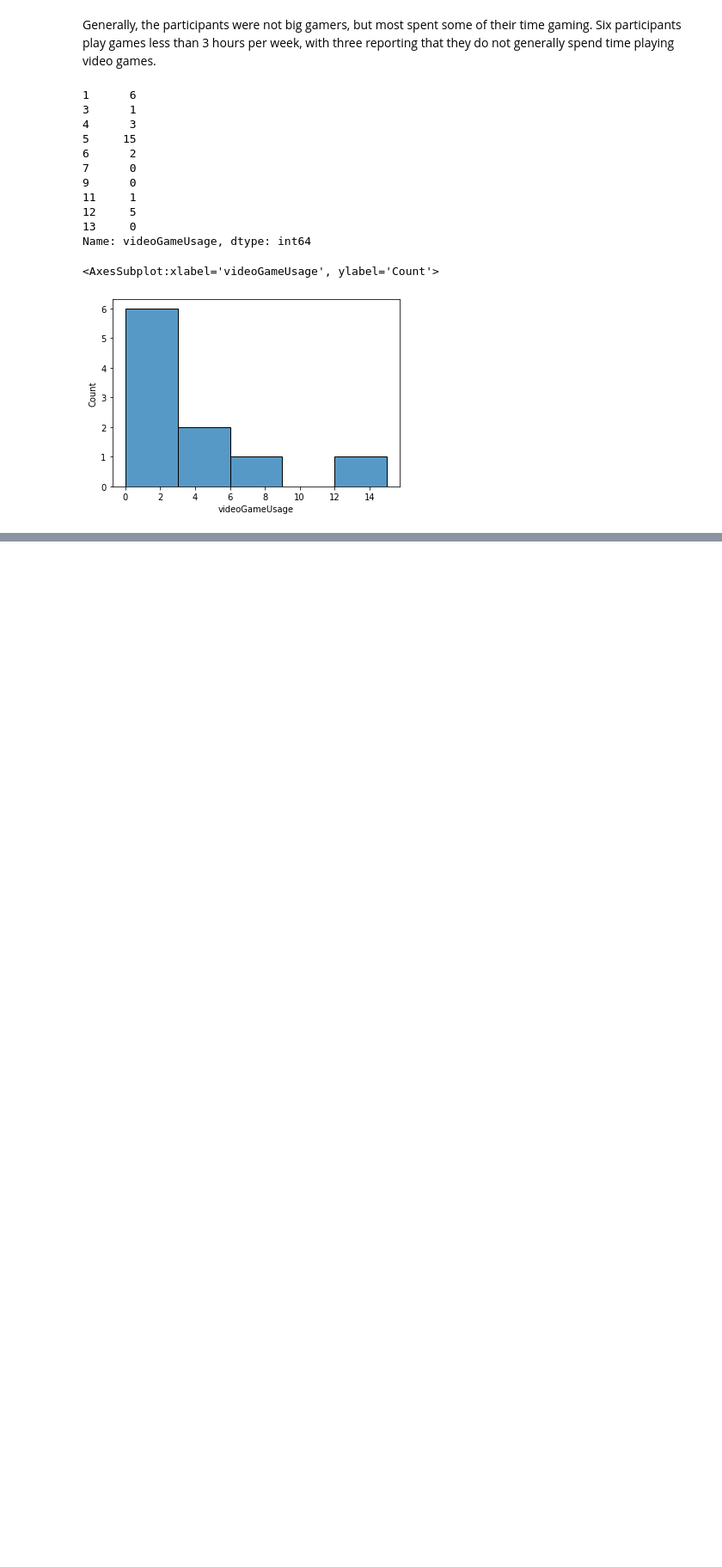
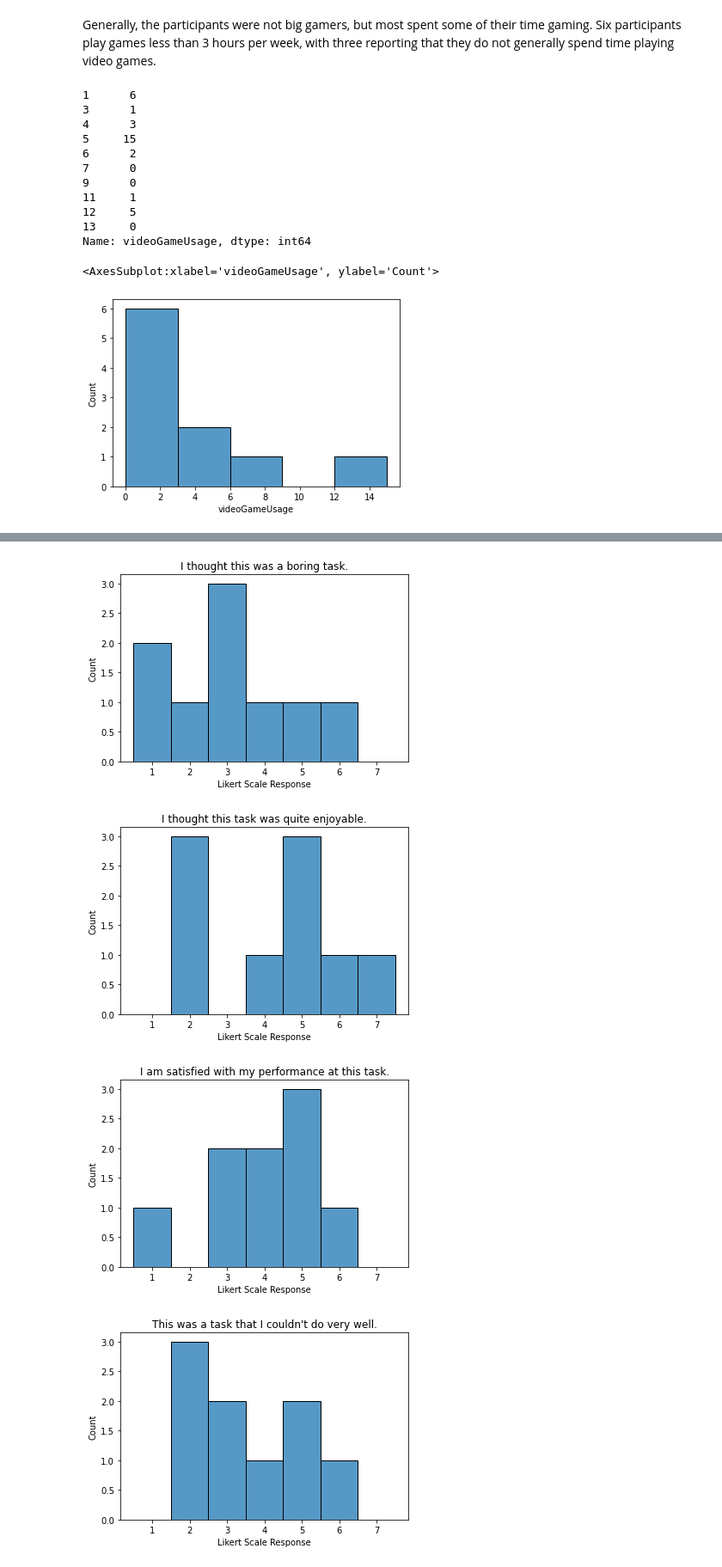
Before and after one commit to hermana/hci-experiment-analysis, a Jupyter notebook: no_guide_analysis.ipynb, the cells around one changed output, grey strips where cells are left out. Shown at 86% size. Drawn from its saved outputs; the diff is of its cells as text; code cells hidden in the pictures; blank space fills up the shorter version.

Commit message:
add many histograms

```diff
--- a/no_guide_analysis.ipynb
+++ b/no_guide_analysis.ipynb
@@ -156,7 +153,0 @@ Index(['motivationID', 'participantID', 'tag', 'timeStarted', 'timeEnded',
-# %%
-
-
-MOTIVATION['boring_task'] = MOTIVATION['boring_task'].astype('int64')
-MOTIVATION['boring_task'] = MOTIVATION['boring_task'].replace('1 (Strongly Disagree)', 1)
-
-sns.histplot(data=MOTIVATION, x="boring_task")
@@ -179,5 +153,0 @@ Name: enjoyable_task, dtype: object>
-# %%
-MOTIVATION['enjoyable_task'] = MOTIVATION['enjoyable_task'].replace('7 (Strongly Agree)', '1')
-MOTIVATION['enjoyable_task'] = MOTIVATION['enjoyable_task'].astype('int64')
-
-sns.histplot(MOTIVATION["enjoyable_task"])
@@ -187,6 +153,0 @@ sns.histplot(MOTIVATION["enjoyable_task"])
-# %%
-MOTIVATION['satisfied_performance'] = MOTIVATION['satisfied_performance'].replace('7 (Strongly Agree)', '1')
-MOTIVATION['satisfied_performance'] = MOTIVATION['satisfied_performance'].replace('1 (Strongly Disagree)', '1')
-MOTIVATION['satisfied_performance'] = MOTIVATION['satisfied_performance'].astype('int64')
-
-sns.histplot(MOTIVATION["satisfied_performance"])
@@ -195,0 +156,20 @@ sns.histplot(MOTIVATION["satisfied_performance"])
+# %%
+# Note Side Effects: This function will alter the original dataframe (shallow copy)
+def format_likert_data_for_histogram(df: pd.DataFrame, likert_columns: list) -> pd.DataFrame:
+    for column_name in likert_columns:
+        df[column_name] = df[column_name].replace('1 (Strongly Disagree)', '1')
+        df[column_name] = df[column_name].replace('7 (Strongly Agree)', '7')
+        df[column_name] = df[column_name].astype('int64')
+    return df
+# %%
+MOTIVATION = format_likert_data_for_histogram(MOTIVATION, MOTIVATION_LIKERT_COLUMNS)
+
+for likert_data in MOTIVATION_LIKERT_COLUMNS:
+    plt.figure()
+    sns.histplot(data=MOTIVATION, x=likert_data, binrange=(1, 7), discrete=True).set(title=MOTIVATION_STATEMENTS[likert_data], xlabel="Likert Scale Response", ylabel="Count")
+    plt.savefig(f"./plots/motivation_first_survey/{likert_data}.png")
+# %% [output]
+[figure, added]
+[figure, added]
+[figure, added]
+[figure, added]
```
Also changed, not shown: parts of 19 cells of this notebook, 54 other files.
